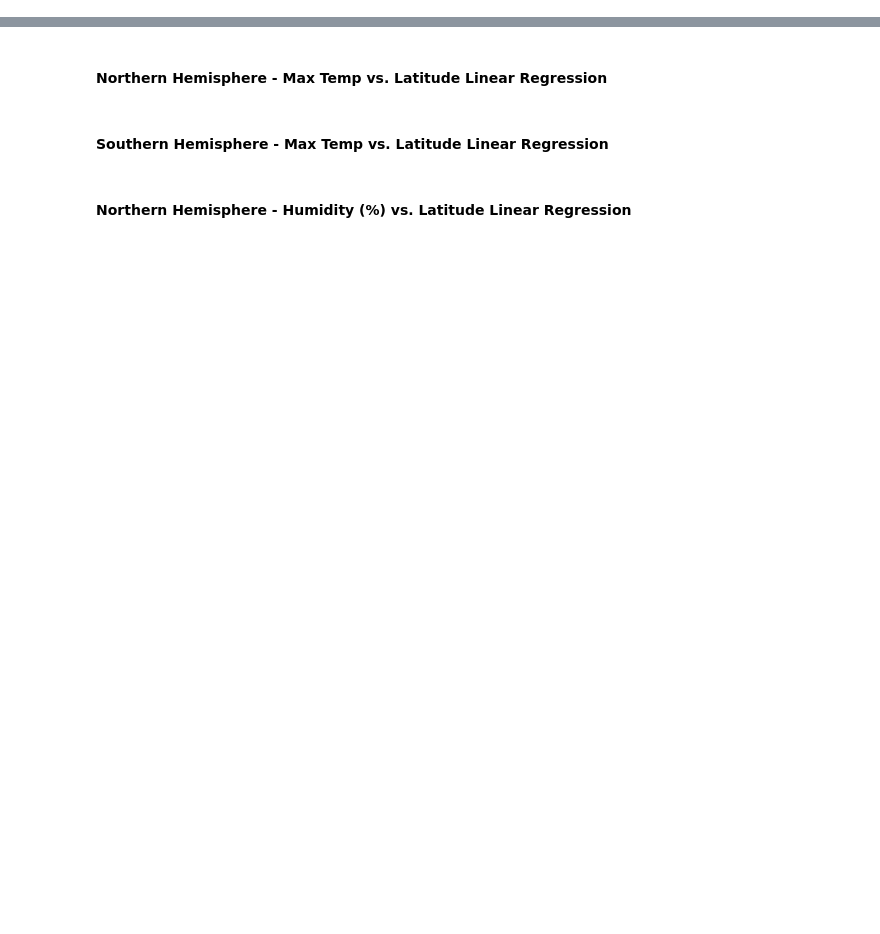
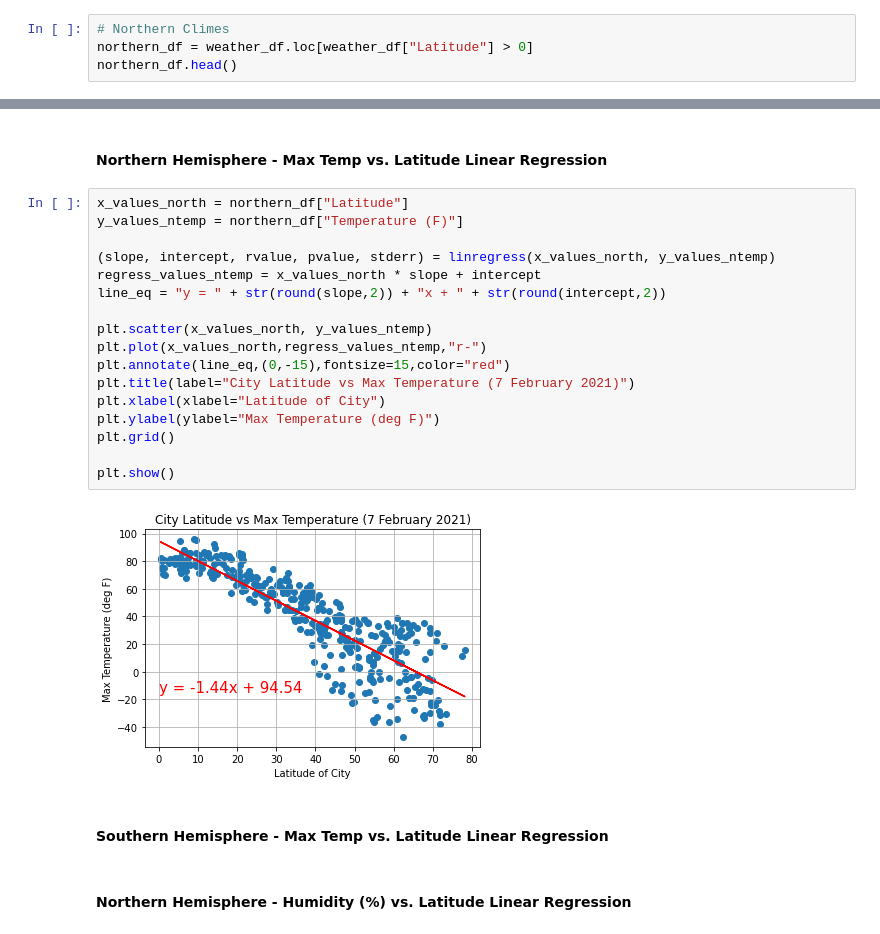
Before and after one commit to njmorr/python-api-challenge, a Jupyter notebook: WeatherPy/WeatherPy.ipynb, the cells around one changed output, grey strips where cells are left out. Saved outputs shown, nothing was run; the diff lists cells and outputs as text; blank space fills up the shorter version.

Commit message:
northern hemisphere linear regressions

```diff
--- a/WeatherPy/WeatherPy.ipynb
+++ b/WeatherPy/WeatherPy.ipynb
@@ -218,0 +221,4 @@ plt.show()
+# %%
+# Northern Climes
+northern_df = weather_df.loc[weather_df["Latitude"] > 0]
+northern_df.head()
@@ -219,5 +242,24 @@ plt.show()
 # %% [markdown]
 ####  Northern Hemisphere - Max Temp vs. Latitude Linear Regression
+# %%
+x_values_north = northern_df["Latitude"]
+y_values_ntemp = northern_df["Temperature (F)"]
+
+(slope, intercept, rvalue, pvalue, stderr) = linregress(x_values_north, y_values_ntemp)
+regress_values_ntemp = x_values_north * slope + intercept
+line_eq = "y = " + str(round(slope,2)) + "x + " + str(round(intercept,2))
+
+plt.scatter(x_values_north, y_values_ntemp)
+plt.plot(x_values_north,regress_values_ntemp,"r-")
+plt.annotate(line_eq,(0,-15),fontsize=15,color="red")
+plt.title(label="City Latitude vs Max Temperature (7 February 2021)")
+plt.xlabel(xlabel="Latitude of City")
+plt.ylabel(ylabel="Max Temperature (deg F)")
+plt.grid()
+
+plt.show()
+# %% [output]
+[figure, added]
 # %% [markdown]
 ####  Southern Hemisphere - Max Temp vs. Latitude Linear Regression
 # %% [markdown]
```
Also changed, not shown: parts of 6 cells of this notebook.
